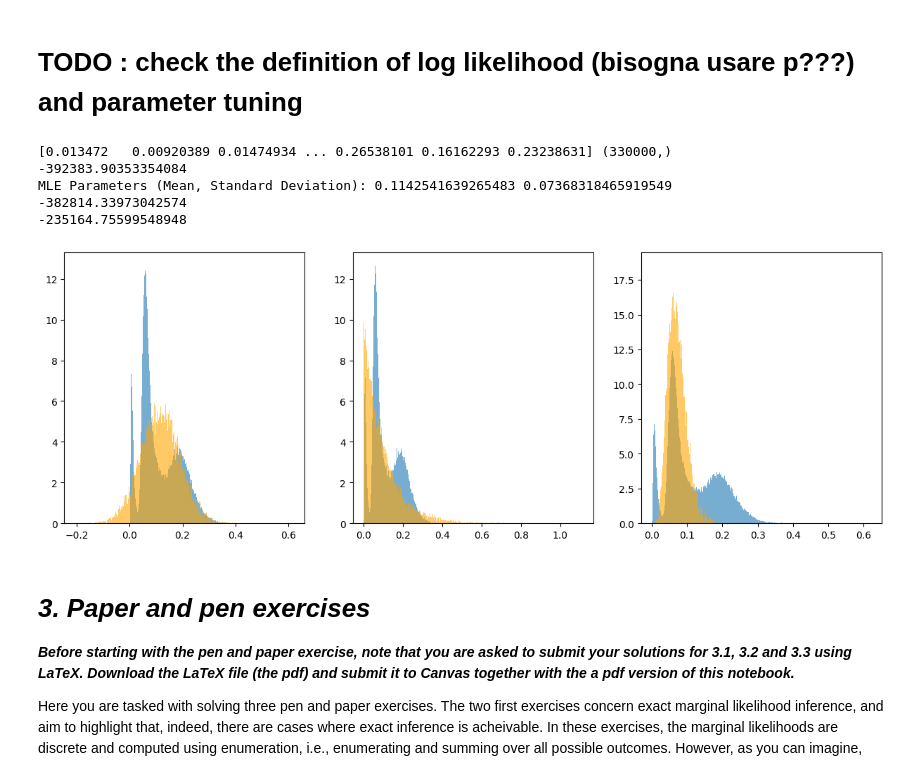
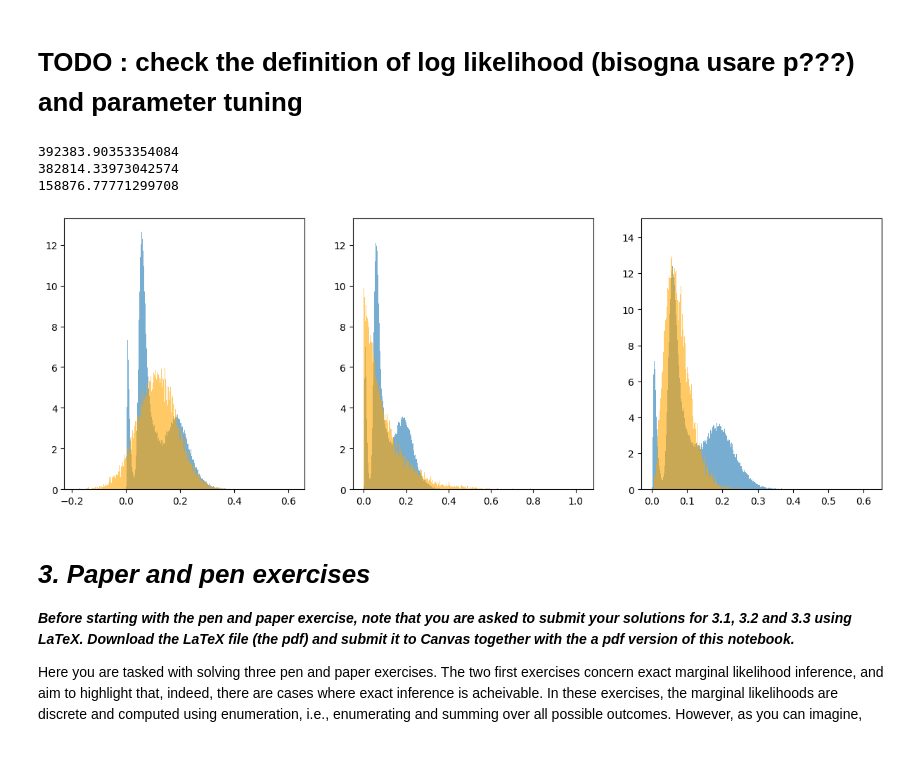
Before and after one commit to leonardodeclara/DD2447-Statistical-Methods-in-Applied-Computer-Science, a Jupyter notebook: Assignment_1/assignment1.ipynb, the cells around one changed output. Cells and saved outputs as stored; diff of their text form; code cells hidden in the pictures.

```diff
--- a/Assignment_1/assignment1.ipynb
+++ b/Assignment_1/assignment1.ipynb
@@ -423,44 +408,42 @@ Now, based on your conclusions in 2.1 (support and contiuous or discrete pdf), a
 # %%
 # we choose continuous pdf
 p = np.load('ass1_dist.npy')
-print(p, p.shape)
 # first the gaussian
 fig,axs=plt.subplots(1,3,figsize=(15,5))
 mean = 0.1142541639265483 # manually with 0.19
 std_dev = 0.07368318465919549 # manually 0.88
 samples=np.random.normal(mean,std_dev,50000)
 axs[0].hist(p,bins=1000,density=True, alpha = 0.6)
 axs[0].hist(samples,bins=1000,density=True, color = 'orange', alpha = 0.6)
 # log likelihood
-print(-np.sum(norm.logpdf(p, loc=mean, scale=std_dev)))
+print(np.sum(norm.logpdf(p, loc=mean, scale=std_dev)))
 
 
 
 # then let's try with the gamma
 alpha2 = 1
 beta2 = 0.1
 samples2 = np.random.gamma(alpha2, beta2, 50000)
 axs[1].hist(p,bins=1000,density=True,  alpha = 0.6)
 axs[1].hist(samples2,bins=1000,density=True, color='orange', alpha = 0.6)
 # log likelihood
-print(-np.sum(np.log(gamma.pdf(p, a=alpha2, scale=beta2))))
+print(np.sum(gamma.logpdf(p, a=alpha2, scale=beta2)))
+
 
 # finally let's try a Beta
-alpha3 = 7
-beta3 = 90
+alpha3 = 4
+beta3 = 50
 samples3 = np.random.beta(alpha3,beta3,50000)
 axs[2].hist(p,bins=1000,density=True, alpha = 0.6)
 axs[2].hist(samples3,bins=1000,density=True, color='orange', alpha = 0.6)
 print(np.sum(beta.logpdf(p, a=alpha3, b=beta3)))
 
 plt.show()
 # %% [output]
-[0.013472   0.00920389 0.01474934 ... 0.26538101 0.16162293 0.23238631] (330000,)
--392383.90353354084
-MLE Parameters (Mean, Standard Deviation): 0.1142541639265483 0.07368318465919549
--382814.33973042574
--235164.75599548948
+392383.90353354084
+382814.33973042574
+158876.77771299708
-[figure, old version]
+[figure, new version]
 # %% [markdown]
 # ***3. Paper and pen exercises***
 
```
Also changed, not shown: parts of 19 cells of this notebook.
